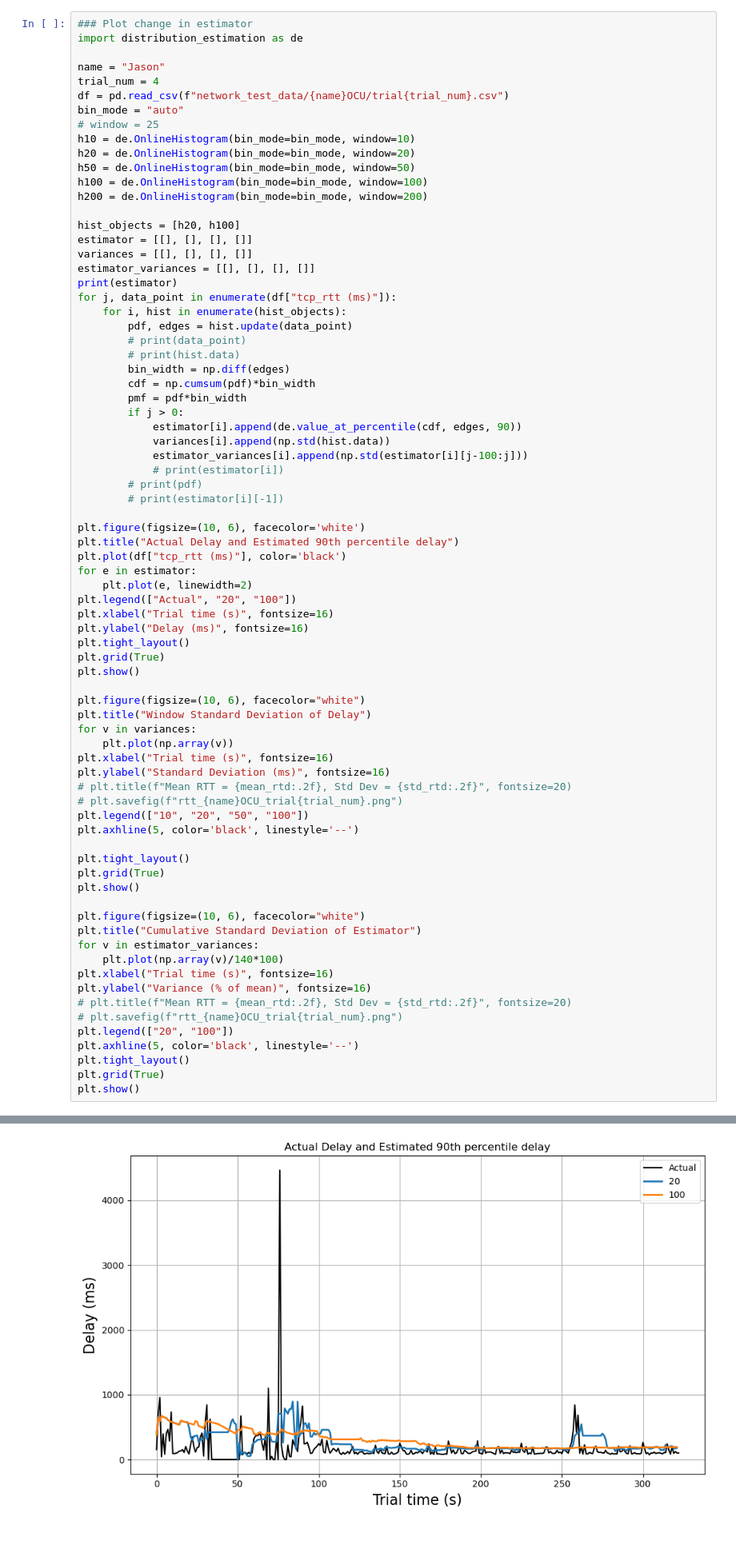
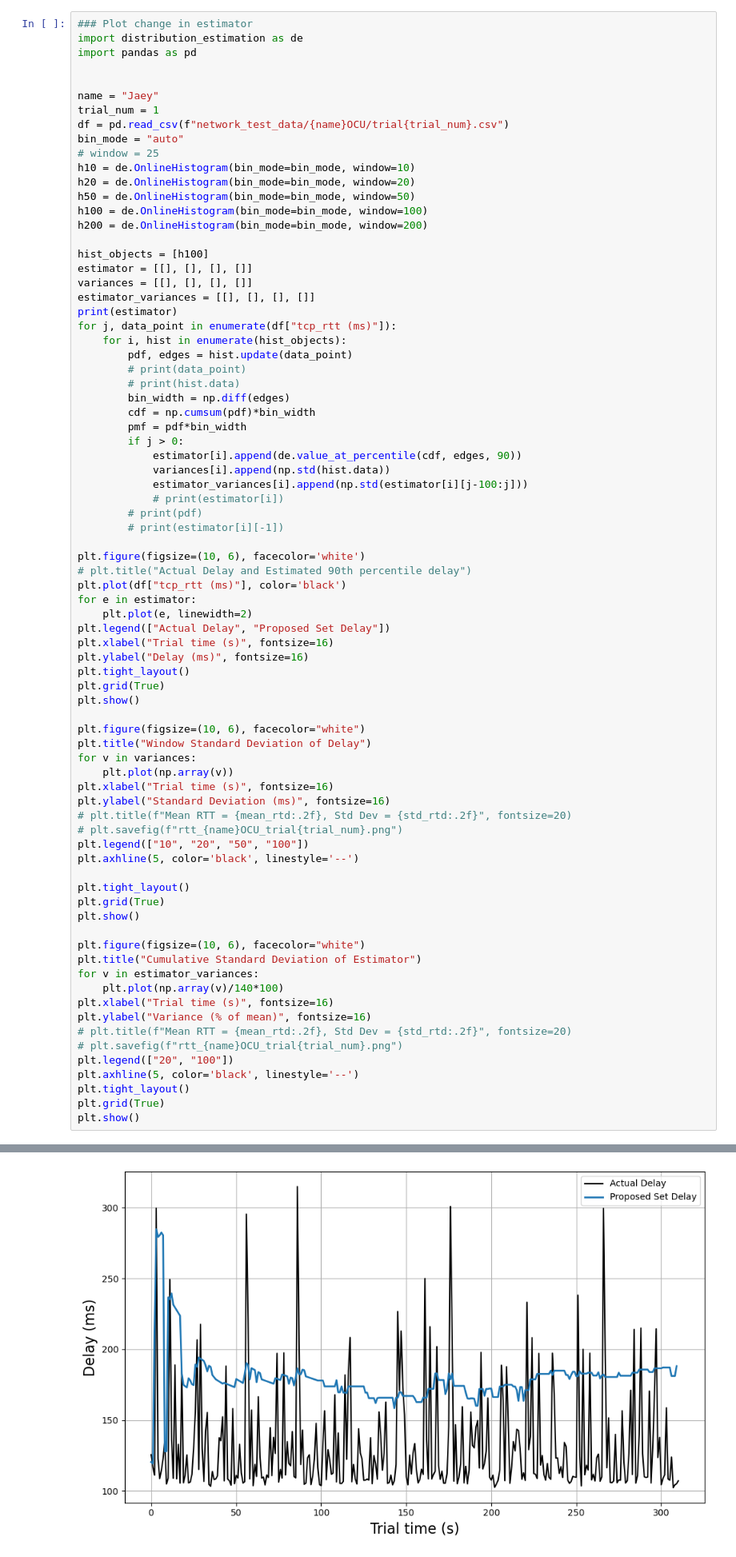
Before and after one commit to jasonkglim/MotionScaling, a Jupyter notebook: delay_modeling/process_network_test.ipynb, the cells around one changed output, grey strips where cells are left out. Shown at 80% size. Saved outputs shown, nothing was run; the diff lists cells and outputs as text.

Commit message:
updated trial processing

```diff
--- a/delay_modeling/process_network_test.ipynb
+++ b/delay_modeling/process_network_test.ipynb
@@ -59,9 +59,11 @@ print(f"STD RTD: {np.mean(std_rtd_set)}, std {np.std(std_rtd_set)}")
 # %%
 ### Plot change in estimator
 import distribution_estimation as de
+import pandas as pd
 
-name = "Jason"
-trial_num = 4
+
+name = "Jaey"
+trial_num = 1
 df = pd.read_csv(f"network_test_data/{name}OCU/trial{trial_num}.csv")
 bin_mode = "auto"
 # window = 25
@@ -71,7 +73,7 @@ h50 = de.OnlineHistogram(bin_mode=bin_mode, window=50)
 h100 = de.OnlineHistogram(bin_mode=bin_mode, window=100)
 h200 = de.OnlineHistogram(bin_mode=bin_mode, window=200)
 
-hist_objects = [h20, h100]
+hist_objects = [h100]
 estimator = [[], [], [], []]
 variances = [[], [], [], []]
 estimator_variances = [[], [], [], []]
@@ -93,11 +95,11 @@ for j, data_point in enumerate(df["tcp_rtt (ms)"]):
         # print(estimator[i][-1])
 
 plt.figure(figsize=(10, 6), facecolor='white')
-plt.title("Actual Delay and Estimated 90th percentile delay")
+# plt.title("Actual Delay and Estimated 90th percentile delay")
 plt.plot(df["tcp_rtt (ms)"], color='black')
 for e in estimator:
     plt.plot(e, linewidth=2)
-plt.legend(["Actual", "20", "100"])
+plt.legend(["Actual Delay", "Proposed Set Delay"])
 plt.xlabel("Trial time (s)", fontsize=16)
 plt.ylabel("Delay (ms)", fontsize=16)
 plt.tight_layout()
@@ -107,31 +109,31 @@ plt.show()
 plt.figure(figsize=(10, 6), facecolor="white")
 plt.title("Window Standard Deviation of Delay")
 for v in variances:
     plt.plot(np.array(v))
 plt.xlabel("Trial time (s)", fontsize=16)
 plt.ylabel("Standard Deviation (ms)", fontsize=16)
 # plt.title(f"Mean RTT = {mean_rtd:.2f}, Std Dev = {std_rtd:.2f}", fontsize=20)
 # plt.savefig(f"rtt_{name}OCU_trial{trial_num}.png")
 plt.legend(["10", "20", "50", "100"])
 plt.axhline(5, color='black', linestyle='--')
 
 plt.tight_layout()
 plt.grid(True)
 plt.show()
 
 plt.figure(figsize=(10, 6), facecolor="white")
 plt.title("Cumulative Standard Deviation of Estimator")
 for v in estimator_variances:
     plt.plot(np.array(v)/140*100)
 plt.xlabel("Trial time (s)", fontsize=16)
 plt.ylabel("Variance (% of mean)", fontsize=16)
 # plt.title(f"Mean RTT = {mean_rtd:.2f}, Std Dev = {std_rtd:.2f}", fontsize=20)
 # plt.savefig(f"rtt_{name}OCU_trial{trial_num}.png")
 plt.legend(["20", "100"])
 plt.axhline(5, color='black', linestyle='--')
 plt.tight_layout()
 plt.grid(True)
 plt.show()
 # %% [output]
 [[], [], [], []]
-[figure, old version]
+[figure, new version]
```
Also changed, not shown: parts of 2 cells of this notebook, 3 other files.
